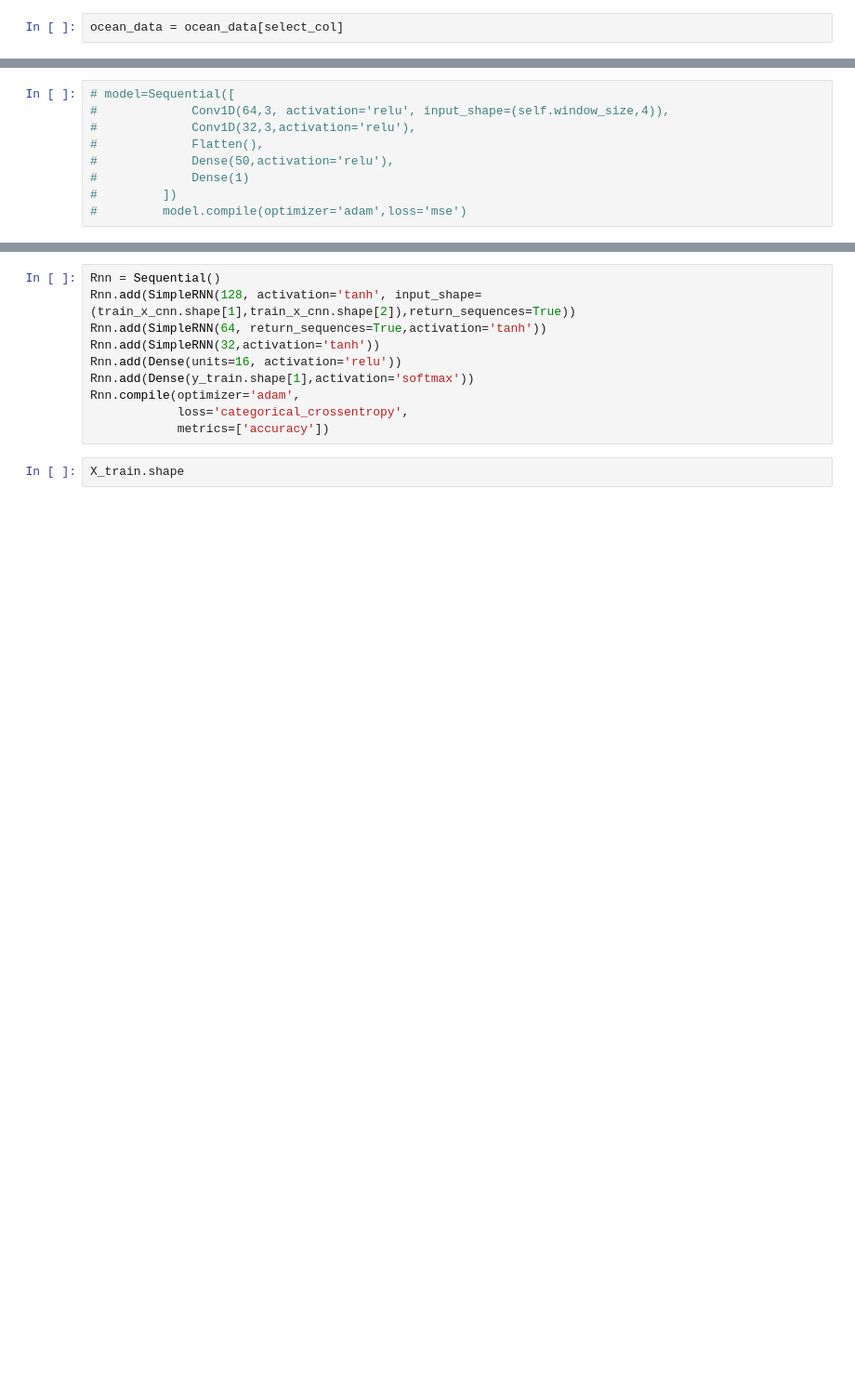
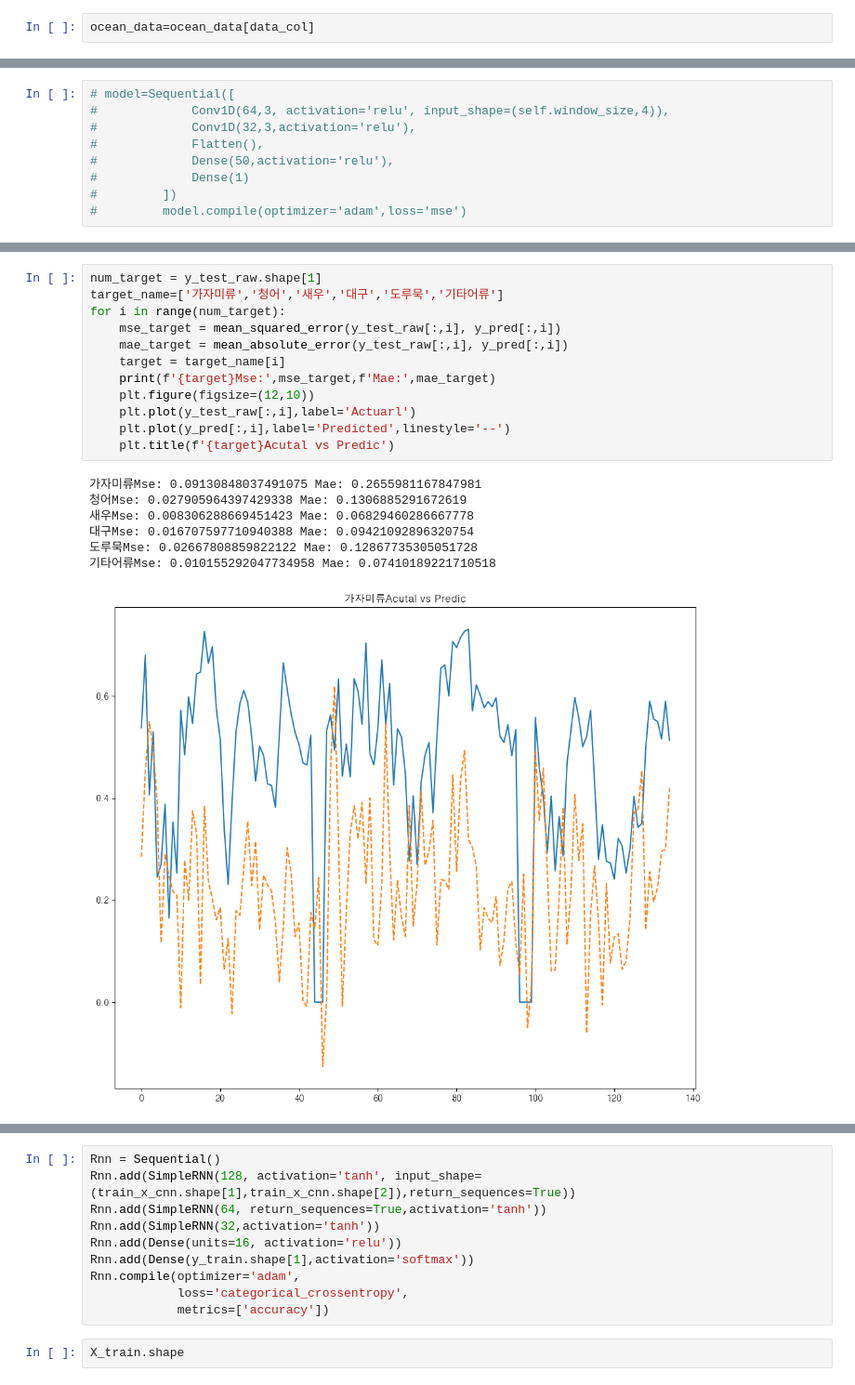
Before and after one commit to GUKHOJeong/Ocean_Project, a Jupyter notebook: model.ipynb, the cells around one changed output, grey strips where cells are left out. Shown at 93% size. Saved outputs shown, nothing was run; the diff lists cells and outputs as text; blank space fills up the shorter version.

```diff
--- a/model.ipynb
+++ b/model.ipynb
@@ -216,2 +188,2 @@ def create_sequence(data, window_size,target_name):
 # %%
-ocean_data = ocean_data[select_col]
+ocean_data=ocean_data[data_col]
@@ -613,0 +438,20 @@ plt.show()
+# %%
+num_target = y_test_raw.shape[1]
+target_name=['가자미류','청어','새우','대구','도루묵','기타어류']
+for i in range(num_target):
+    mse_target = mean_squared_error(y_test_raw[:,i], y_pred[:,i])
+    mae_target = mean_absolute_error(y_test_raw[:,i], y_pred[:,i])
+    target = target_name[i]
+    print(f'{target}Mse:',mse_target,f'Mae:',mae_target)
+    plt.figure(figsize=(12,10))
+    plt.plot(y_test_raw[:,i],label='Actuarl')
+    plt.plot(y_pred[:,i],label='Predicted',linestyle='--')
+    plt.title(f'{target}Acutal vs Predic')
+# %% [output]
+가자미류Mse: 0.09130848037491075 Mae: 0.2655981167847981
+청어Mse: 0.027905964397429338 Mae: 0.1306885291672619
+새우Mse: 0.008306288669451423 Mae: 0.06829460286667778
+대구Mse: 0.016707597710940388 Mae: 0.09421092896320754
+도루묵Mse: 0.02667808859822122 Mae: 0.12867735305051728
+기타어류Mse: 0.010155292047734958 Mae: 0.07410189221710518
+[figure, added]
```
Also changed, not shown: parts of 92 cells of this notebook.
